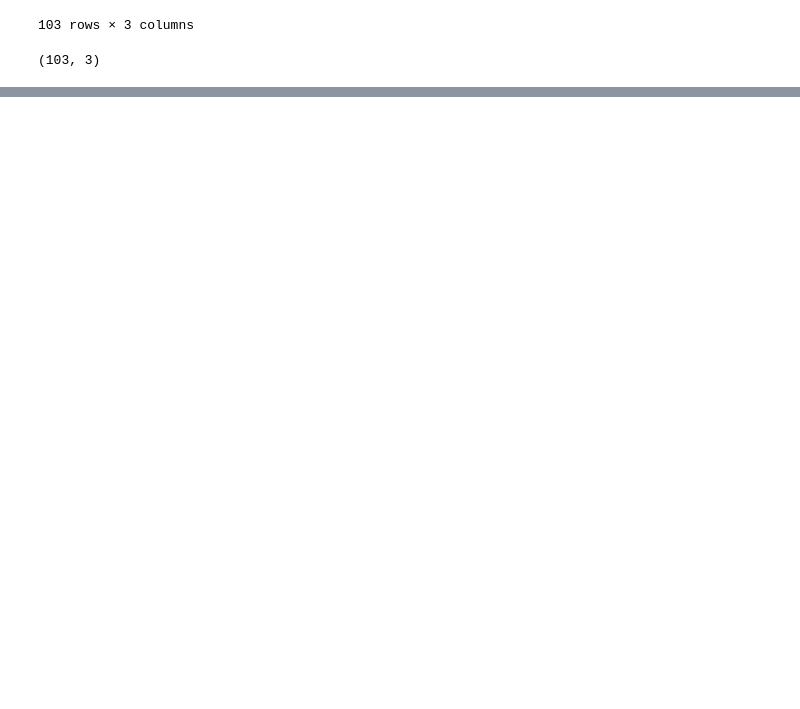
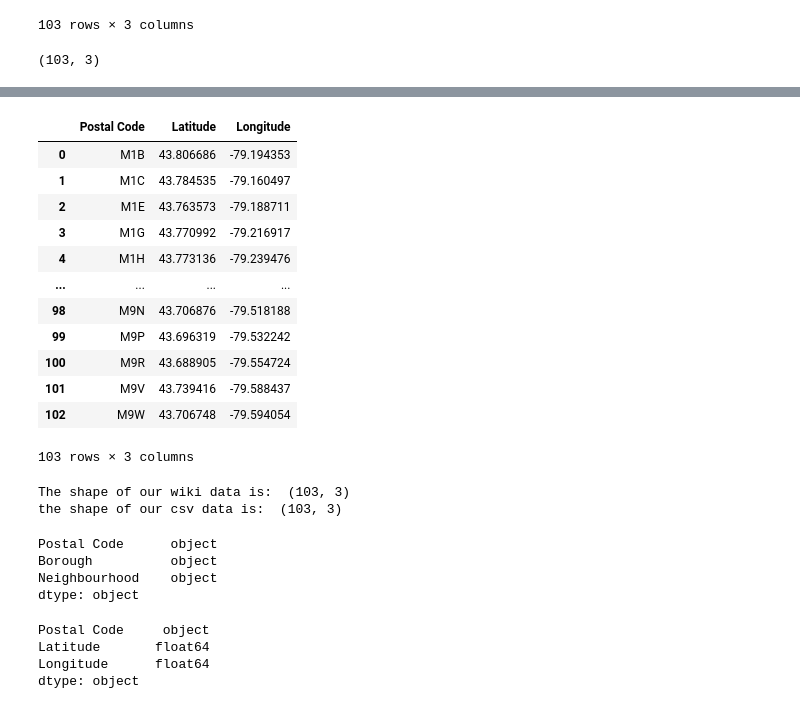
Before and after one commit to HaoruiSun727/WEEK3, a Jupyter notebook: week3.ipynb, the cells around one changed output, grey strips where cells are left out. Cells and saved outputs as stored; diff of their text form; code cells hidden in the pictures; blank space fills up the shorter version.

```diff
--- a/week3.ipynb
+++ b/week3.ipynb
@@ -157,0 +146,37 @@ SyntaxError: invalid syntax (<ipython-input-28-16e1194817f5>, line 1)
+# %%
+data = pd.read_csv("https://cocl.us/Geospatial_data")
+data
+# %% [output]
+|  | Postal Code | Latitude | Longitude |
+| 0 | M1B | 43.806686 | -79.194353 |
+| 1 | M1C | 43.784535 | -79.160497 |
+| 2 | M1E | 43.763573 | -79.188711 |
+| 3 | M1G | 43.770992 | -79.216917 |
+| 4 | M1H | 43.773136 | -79.239476 |
+| ... | ... | ... | ... |
+| 98 | M9N | 43.706876 | -79.518188 |
+| 99 | M9P | 43.696319 | -79.532242 |
+| 100 | M9R | 43.688905 | -79.554724 |
+| 101 | M9V | 43.739416 | -79.588437 |
+| 102 | M9W | 43.706748 | -79.594054 |
+103 rows × 3 columns
+# %%
+print("The shape of our wiki data is: ", df.shape)
+print("the shape of our csv data is: ", data.shape)
+# %% [output]
+The shape of our wiki data is:  (103, 3)
+the shape of our csv data is:  (103, 3)
+# %%
+df.dtypes
+# %% [output]
+Postal Code      object
+Borough          object
+Neighbourhood    object
+dtype: object
+# %%
+data.dtypes
+# %% [output]
+Postal Code     object
+Latitude       float64
+Longitude      float64
+dtype: object
```
Also changed, not shown: parts of 41 cells of this notebook.
